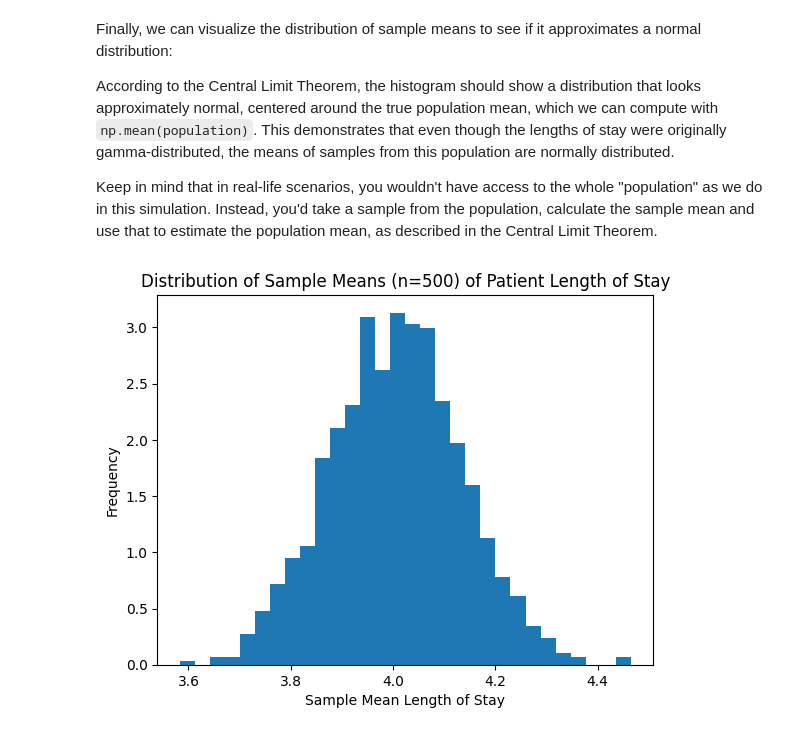
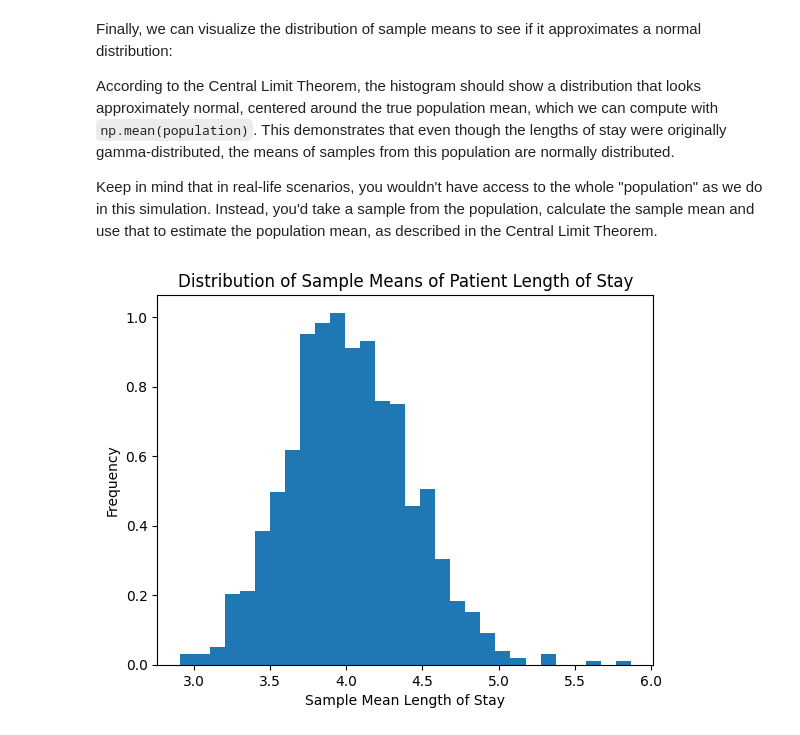
Before and after one commit to jnikhilreddy/Introduction-to-Statistics-in-Python, a Jupyter notebook: 4_Sampling-and-CLT.ipynb, the cells around one changed output. Drawn from its saved outputs; the diff is of its cells as text; code cells hidden in the pictures.

```diff
--- a/4_Sampling-and-CLT.ipynb
+++ b/4_Sampling-and-CLT.ipynb
@@ -13,7 +13,7 @@ np.random.seed(0)
 shape, scale = 2., 2.
 
 # Generate the "population"
-population = np.random.gamma(shape, scale, 1000000)
+population = np.random.gamma(shape, scale, 100000)
 # %% [markdown]
 Now, we'll repeatedly sample from this population and record the sample means:
 # %%
@@ -21,7 +21,7 @@ Now, we'll repeatedly sample from this population and record the sample means:
 n_samples = 1000
 
 # Size of each sample
-sample_size = 500
+sample_size = 50
 
 # Store the sample means here
 sample_means = []
@@ -42,8 +42,8 @@ Keep in mind that in real-life scenarios, you wouldn't have access to the whole
 # %%
 plt.hist(sample_means, bins=30, density=True)
 plt.xlabel('Sample Mean Length of Stay')
 plt.ylabel('Frequency')
-plt.title('Distribution of Sample Means (n=500) of Patient Length of Stay')
+plt.title('Distribution of Sample Means of Patient Length of Stay')
 plt.show()
 # %% [output]
-[figure, old version]
+[figure, new version]
```
Also changed, not shown: 1 other file.
